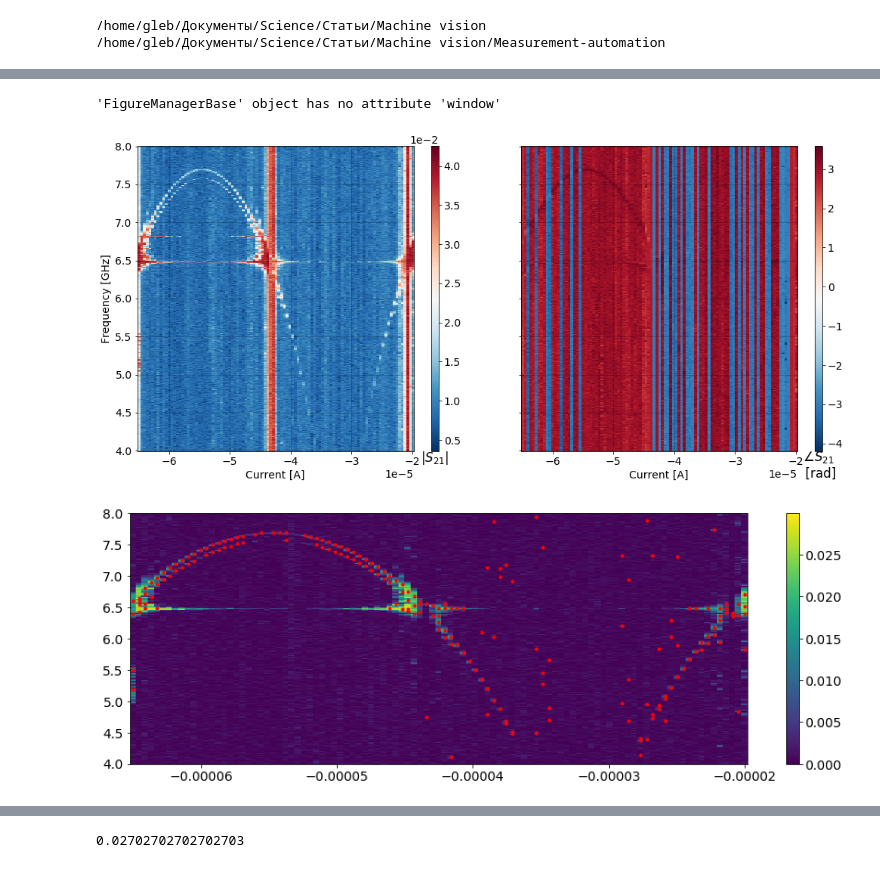
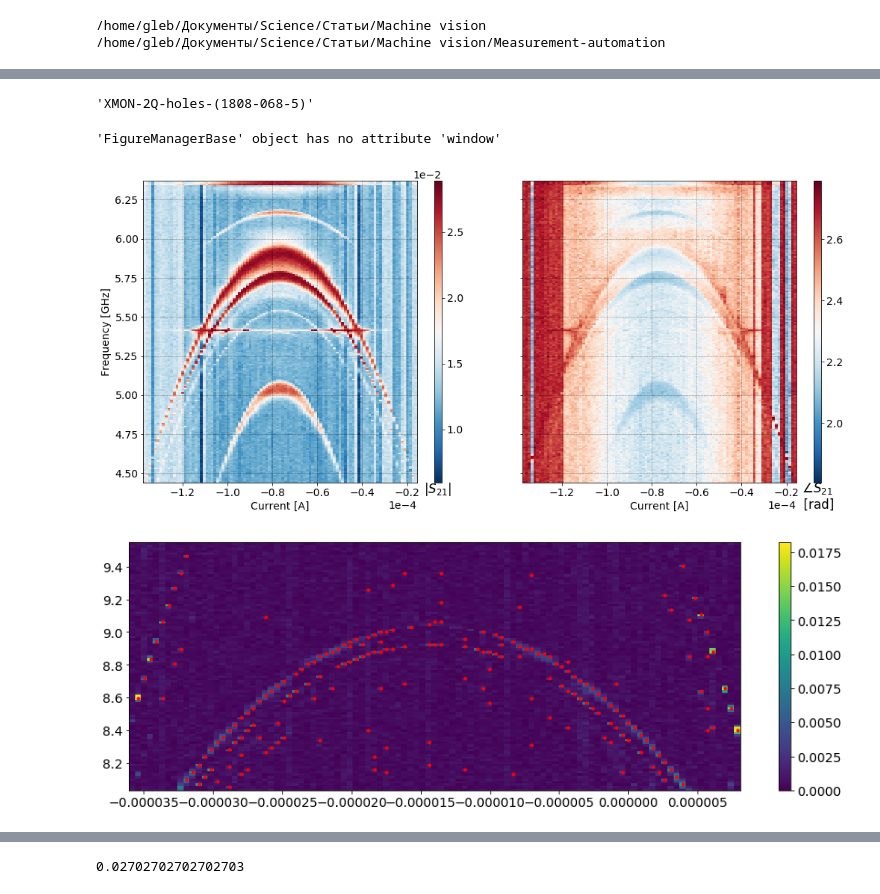
Before and after one commit to vdrhtc/Computer-vision-paper, a Jupyter notebook: Plots two tone.ipynb, the cells around one changed output, grey strips where cells are left out. Drawn from its saved outputs; the diff is of its cells as text; code cells hidden in the pictures.

```diff
--- a/Plots two tone.ipynb
+++ b/Plots two tone.ipynb
@@ -101,11 +101,12 @@ for sample_name, measurements in samples.items():
 # %%
 # sample_name = "Xmon BMSTU assym 1804-108-2"
 # sample_name = "Xmon MIPT Al asym NO anneal"
-sample_name = "Xmon MIPT Al asym anneal"
-# sample_name = "BMSTU Clean 3"
+# sample_name = "Xmon MIPT Al asym anneal"
+sample_name = "BMSTU Clean 3"
+# sample_name = "Xmon 2Q"
 # sample_name = "Xmon-043-3"
 # sample_name = "Xmon BMSTU 1806-176-1"
-qubit_name = "II"
+qubit_name = "I"
 # anti = MeasurementResult.load("Xmon MIPT Al asym anneal", "VI-anticrossing")
 # twotone = MeasurementResult.load("Xmon MIPT Al asym anneal", "VI-two-tone")
 anti = MeasurementResult.load(sample_name, "%s-anticrossing"%qubit_name)
@@ -147,3 +132,7 @@ plt.savefig("anti_fit.pdf")
+# %%
+twotone._sample_name
+# %% [output]
+'XMON-2Q-holes-(1808-068-5)'
 # %%
 try:
     twotone._amps_map = None
@@ -151,18 +140,20 @@ try:
     twotone.visualize()
 except Exception as e:
     print(e)
-plt.savefig("twotone2.pdf", dpi=300)
+# plt.savefig("twotone2.pdf", dpi=300)
 # %% [output]
 'FigureManagerBase' object has no attribute 'window'
-[figure, old version]
+[figure, new version]
 # %%
 reload(lib2.fulaut.SpectrumOracle)
 from lib2.fulaut.SpectrumOracle import *
 # %%
-sp = SpectrumOracle("transmon", twotone, result[0][2:], True)
+params = result[0][2:]
+# params[1] = -7.5e-5
+sp = SpectrumOracle("transmon", twotone, params, True)
 # sp._extract_data(True)
 # %% [output]
-[figure, old version]
+[figure, new version]
 # %%
 opt_params = sp.launch()
 # plt.ylim(5,8)
```
Also changed, not shown: parts of 6 cells of this notebook, 4 other files.
